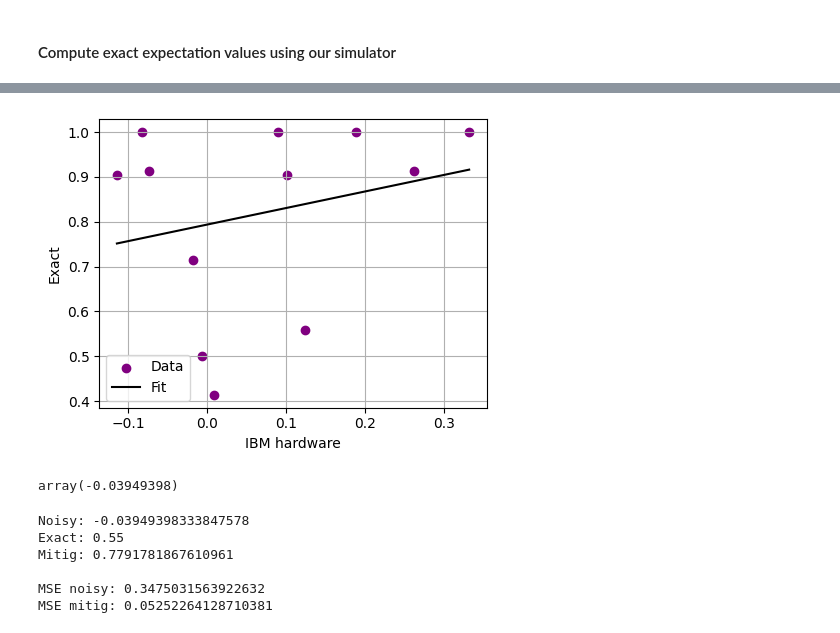
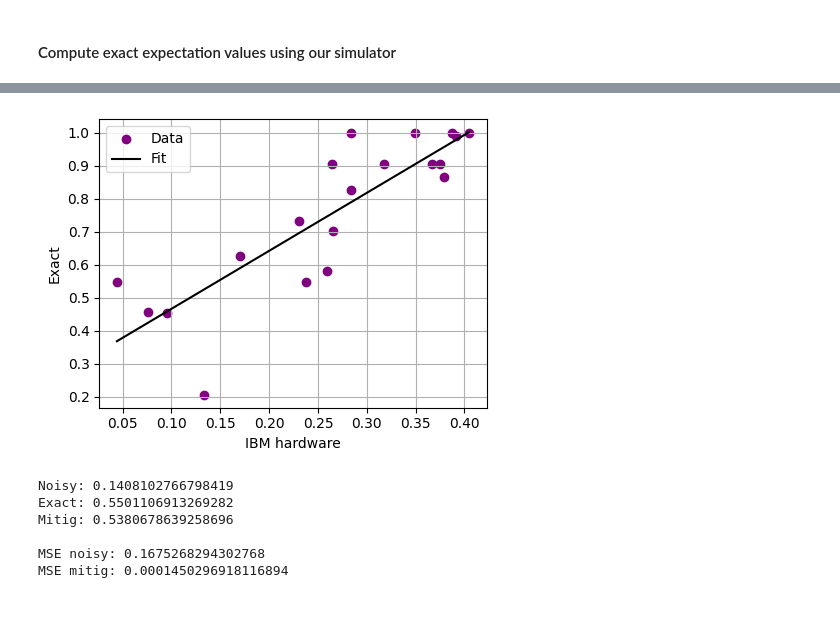
Before and after one commit to MatteoRobbiati/mpstab, a Jupyter notebook: examples/process_hardware_results.ipynb, the cells around one changed output, grey strips where cells are left out. Drawn from its saved outputs; the diff is of its cells as text; code cells hidden in the pictures.

```diff
--- a/examples/process_hardware_results.ipynb
+++ b/examples/process_hardware_results.ipynb
@@ -27,6 +27,6 @@ path = "21q_2l"
 # %%
 # Loading results from hardware run
-with open(f"{path}/results/tncdr_results.json", "r") as file:
+with open(f"{path}/results/tncdr_results_twirlFalse.json", "r") as file:
     result = json.load(file, cls=RuntimeDecoder)
 
 values = []
@@ -109,7 +109,7 @@ for p in param_files:
 # Construct Floquet inspired ansatz and related transpiled one
 floq_ansatz = FloquetAnsatz(
     nqubits=config["nqubits"],
-    nlayers=1,
+    nlayers=config["nlayers"],
     b=config["b"],
     theta=config["theta"],
     target_qubit=int(config["nqubits"]/2)
@@ -147,3 +136,14 @@ print(expval)
+# %%
+# Construct hybrid surrogate and test it
+hs = HybridSurrogate(ansatz=floq_ansatz, max_bond_dimension=64)
+
+# repl_prob = 0. means we leave it as it is
+expval_boss, _  = hs.expectation_from_partition(
+    observable=obs,
+    replacement_probability=0.,
+)
+
+print(expval_boss)
 # %%
 # Construct the symbolic form from the observable pauli operators
 form = 1
@@ -161,15 +168,12 @@ np.float64(0.5164012882928387)
 # %%
 exact_values = []
-for i, par in enumerate(circuit_params[10:20]):
+for i, par in enumerate(circuit_params):
     # Update Floquet ansatz
     floq_ansatz.circuit.set_parameters(par)
-    exact_val = ham.expectation(floq_ansatz.circuit().state())
+    # Construct surrogate
+    hs = HybridSurrogate(floq_ansatz, max_bond_dimension=128)
+    # Compute expectation value
+    exact_val = hs.expectation_from_partition(observable=obs, replacement_probability=0.)[0]
     exact_values.append(exact_val)
-    # tran_ansatz = TranspiledAnsatz(original_circuit=floq_ansatz.circuit)
-    # # Construct surrogate
-    # hs = HybridSurrogate(tran_ansatz)
-    # # Compute expectation value
-    # exact_val = hs.expectation_from_partition(observable=obs, replacement_probability=0.)[0]
-    # exact_values.append(exact_val)
     print(f"Exact value for params {i+1}/20: {exact_val}, while noisy value is: {values[i+1]}")
 # %% [output]
@@ -228,25 +198,16 @@ for x, y in zip(noisy_values, exact_values):
 # %%
-indices = [0,1,2,3,4,6,7,8,9,10,11,12]
-
-noisy_values = np.array(noisy_values)[indices]
-exact_values = np.array(exact_values)[indices]
-
 # Adopt a linear map and fit the data
-popt, pcov = curve_fit(line, noisy_values, exact_values)
+popt, pcov = curve_fit(line, values[1:], exact_values)
 popt
 
 # Show the results in a plot
-plot_mitigation(exact_values, noisy_values, popt)
+plot_mitigation(exact_values, values[1:], popt)
 # %% [output]
-[figure, old version]
+[figure, new version]
-# %%
-values[0]
-# %% [output]
-array(-0.03949398)
 # %%
 # Show the results in numbers
 noisy_value = values[0]
-exact_value = 0.55
+exact_value = expval_boss
 
 print(f"Noisy: {noisy_value}")
 print(f"Exact: {exact_value}")
@@ -254,9 +215,9 @@ print(f"Mitig: {line(noisy_value, *popt)}")
 print(f"\nMSE noisy: {(noisy_value-exact_value)**2}")
 print(f"MSE mitig: {(line(noisy_value, *popt)-exact_value)**2}")
 # %% [output]
-Noisy: -0.03949398333847578
-Exact: 0.55
-Mitig: 0.7791781867610961
+Noisy: 0.1408102766798419
+Exact: 0.5501106913269282
+Mitig: 0.5380678639258696
 
-MSE noisy: 0.3475031563922632
-MSE mitig: 0.05252264128710381
+MSE noisy: 0.1675268294302768
+MSE mitig: 0.0001450296918116894
```
Also changed, not shown: parts of 16 cells of this notebook.
